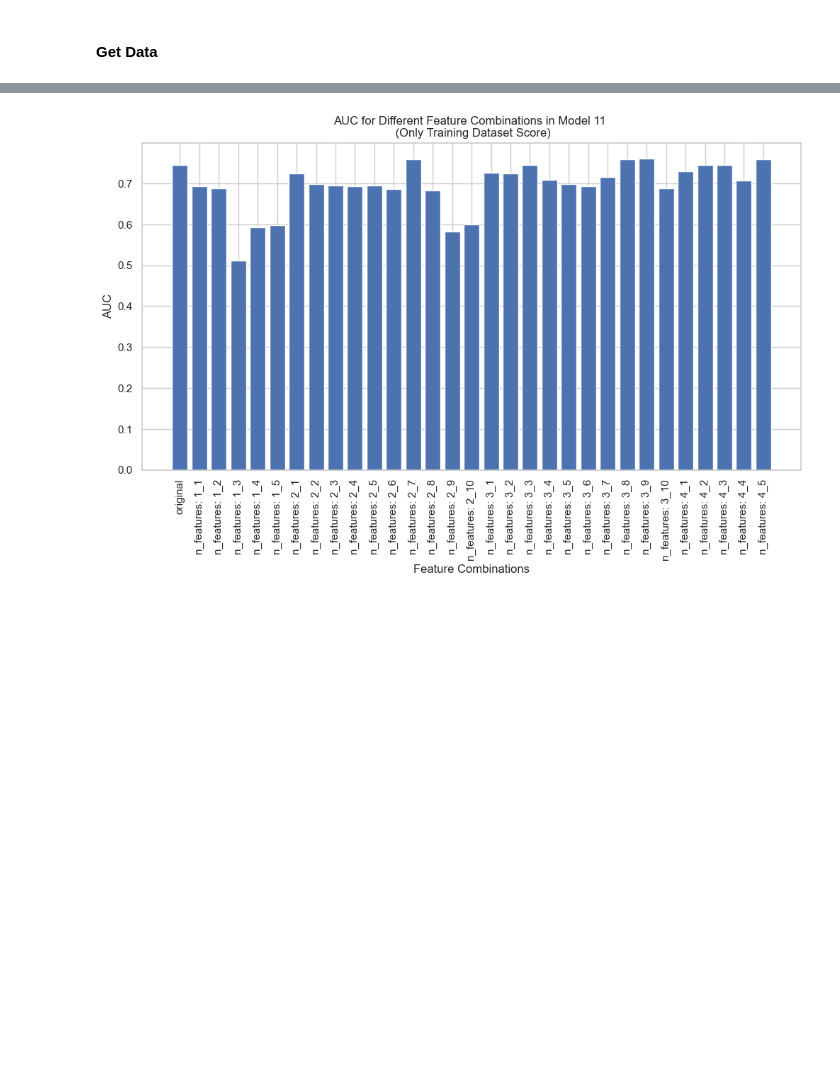
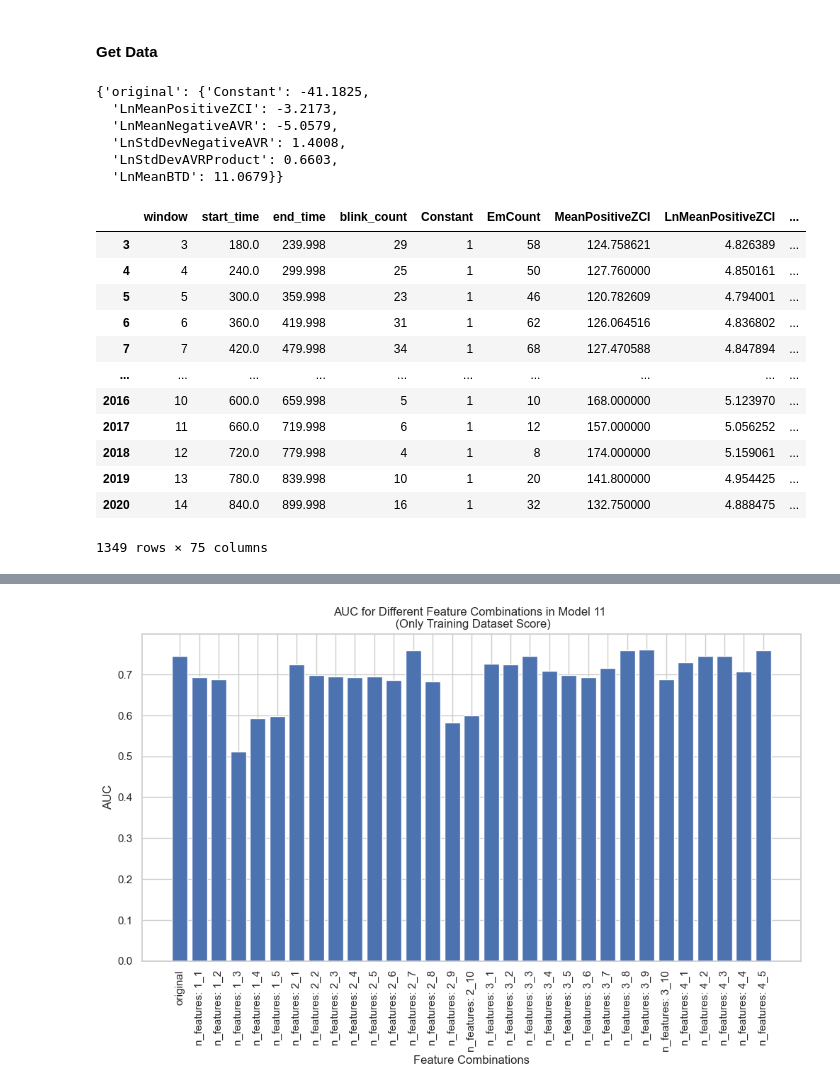
Before and after one commit to vjainoptalert/vj_post_hoc_model11, a Jupyter notebook: model11_feature_importance_analysis.ipynb, the cells around one changed output, grey strips where cells are left out. Saved outputs shown, nothing was run; the diff lists cells and outputs as text; code cells hidden in the pictures; blank space fills up the shorter version.

```diff
--- a/model11_feature_importance_analysis.ipynb
+++ b/model11_feature_importance_analysis.ipynb
@@ -47,11 +48,13 @@ def get_data(path: str) -> DataFrame:
     return data
 # %%
 def get_predictons(data: DataFrame, model_config: dict, eoo_per_minute_thresh: float, jds_thresh: float) -> DataFrame:
+    data = data.copy()
     data['jds_raw'] = data.apply(calculate_jds_raw, model_config=model_config, axis=1)
     data['jds_average'] = data.groupby('session')['jds_raw'].apply(calculate_jds_average).reset_index(level=0, drop=True)
     data['label'] = data.apply(get_label, eoo_per_minute_thresh=eoo_per_minute_thresh, axis=1)
-    data['pred'] = data['jds_average'].apply(lambda x: 1 if x >= jds_thresh else 0)
-    return data
+    data = data.dropna(subset=['jds_average'])
+    data.loc[:,'pred'] = data['jds_average'].apply(lambda x: 1 if x >= jds_thresh else 0)
+    return data.copy()
 # %%
 import numpy as np
 import pandas as pd
@@ -128,12 +130,37 @@ def add_feature_combinations(combinations_dict, original_key='original', interce
             size_counter[r] += 1
 
     return combinations_dict
+# %%
+combinations
+# %% [output]
+{'original': {'Constant': -41.1825,
+  'LnMeanPositiveZCI': -3.2173,
+  'LnMeanNegativeAVR': -5.0579,
+  'LnStdDevNegativeAVR': 1.4008,
+  'LnStdDevAVRProduct': 0.6603,
+  'LnMeanBTD': 11.0679}}
 # %%
 data_path = r"C:\Users\VJain\Optalert Australia\R&D - 5-R&D\530-Investigations\530-150 Video-based Drowsiness Models Evaluation\data\Collection6_summary_stats_collated_and_labelled_a_geometry.csv"
-data = get_data(data_path)
+data = get_data(data_path, max_window=14)
 all_combinations_features = add_feature_combinations(combinations)
 data = get_predictons(data, combinations['original'], eoo_per_minute_thresh= 5, jds_thresh= 4.5)
 metrics = classification_metrics(data, label_col='label', pred_col='jds_average', threshold=4.5)
+# %%
+data
+# %% [output]
+|  | window | start_time | end_time | blink_count | Constant | EmCount | MeanPositiveZCI | LnMeanPositiveZCI | ... |
+| 3 | 3 | 180.0 | 239.998 | 29 | 1 | 58 | 124.758621 | 4.826389 | ... |
+| 4 | 4 | 240.0 | 299.998 | 25 | 1 | 50 | 127.760000 | 4.850161 | ... |
+| 5 | 5 | 300.0 | 359.998 | 23 | 1 | 46 | 120.782609 | 4.794001 | ... |
+| 6 | 6 | 360.0 | 419.998 | 31 | 1 | 62 | 126.064516 | 4.836802 | ... |
+| 7 | 7 | 420.0 | 479.998 | 34 | 1 | 68 | 127.470588 | 4.847894 | ... |
+| ... | ... | ... | ... | ... | ... | ... | ... | ... | ... |
+| 2016 | 10 | 600.0 | 659.998 | 5 | 1 | 10 | 168.000000 | 5.123970 | ... |
+| 2017 | 11 | 660.0 | 719.998 | 6 | 1 | 12 | 157.000000 | 5.056252 | ... |
+| 2018 | 12 | 720.0 | 779.998 | 4 | 1 | 8 | 174.000000 | 5.159061 | ... |
+| 2019 | 13 | 780.0 | 839.998 | 10 | 1 | 20 | 141.800000 | 4.954425 | ... |
+| 2020 | 14 | 840.0 | 899.998 | 16 | 1 | 32 | 132.750000 | 4.888475 | ... |
+1349 rows × 75 columns
 # %%
 # get_plot(data, jds_thresh=4.5, auc=metrics['auc'])
 # %%
```
Also changed, not shown: parts of 12 cells of this notebook.
